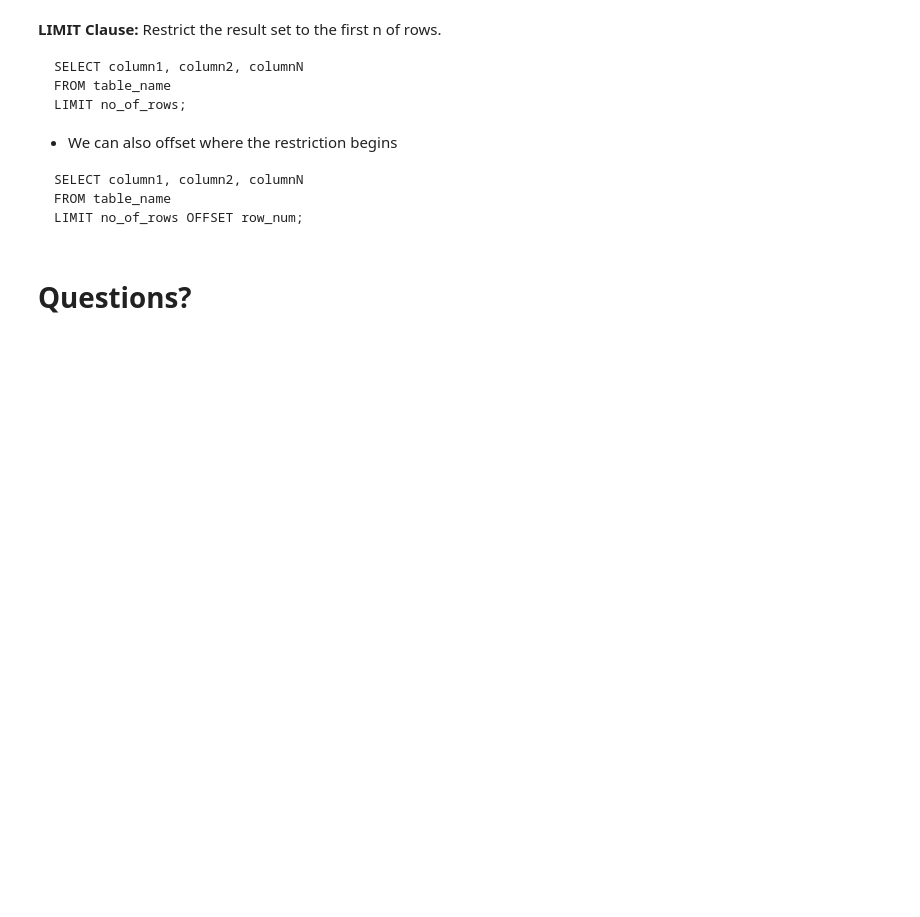
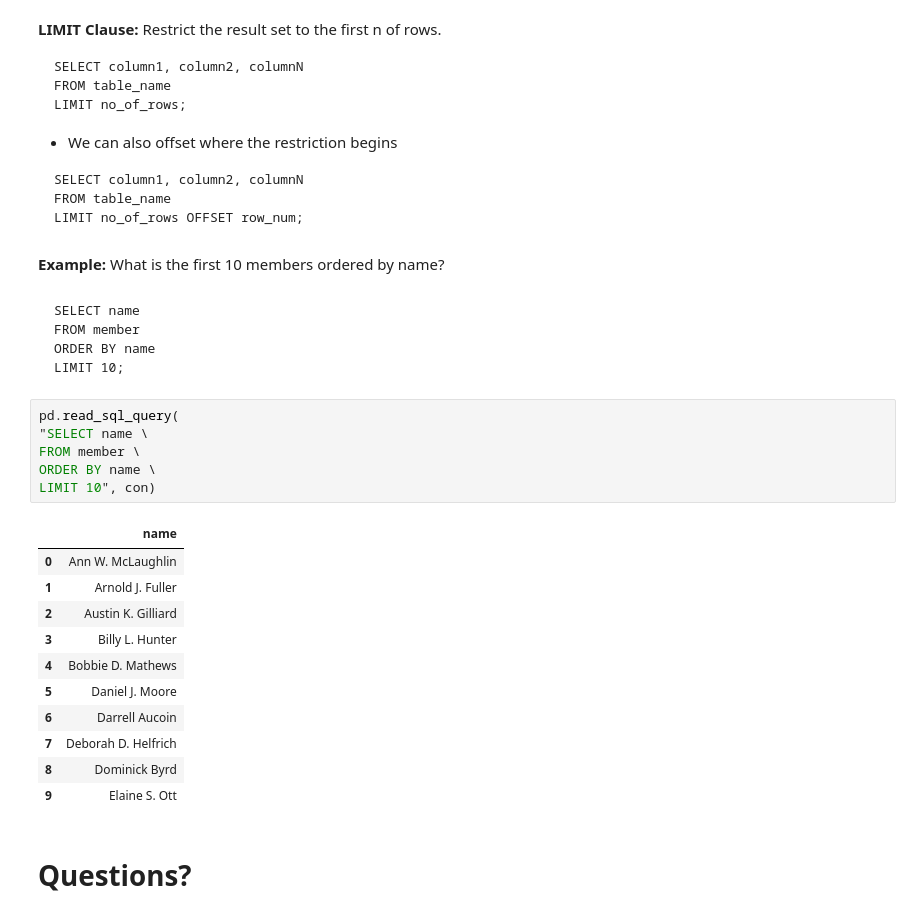
Before and after one commit to DarrellAucoin/IntroSQL, a Jupyter notebook: Intro_SQL_Presentation.ipynb, the cells around one changed output. Drawn from its saved outputs; the diff is of its cells as text; blank space fills up the shorter version.

````diff
--- a/Intro_SQL_Presentation.ipynb
+++ b/Intro_SQL_Presentation.ipynb
@@ -1802,6 +2157,33 @@ SELECT column1, column2, columnN
 FROM table_name
 LIMIT no_of_rows OFFSET row_num;
 ```
+# %% [markdown]
+__Example:__ What is the first 10 members ordered by name?
+# %% [markdown]
+```
+SELECT name
+FROM member
+ORDER BY name
+LIMIT 10;
+```
+# %%
+pd.read_sql_query(
+"SELECT name \
+FROM member \
+ORDER BY name \
+LIMIT 10", con)
+# %% [output]
+|  | name |
+| 0 | Ann W. McLaughlin |
+| 1 | Arnold J. Fuller |
+| 2 | Austin K. Gilliard |
+| 3 | Billy L. Hunter |
+| 4 | Bobbie D. Mathews |
+| 5 | Daniel J. Moore |
+| 6 | Darrell Aucoin |
+| 7 | Deborah D. Helfrich |
+| 8 | Dominick Byrd |
+| 9 | Elaine S. Ott |
 # %% [markdown]
 # Questions?
 # %% [markdown]
````
Also changed, not shown: parts of 80 cells of this notebook, 15 other files.
